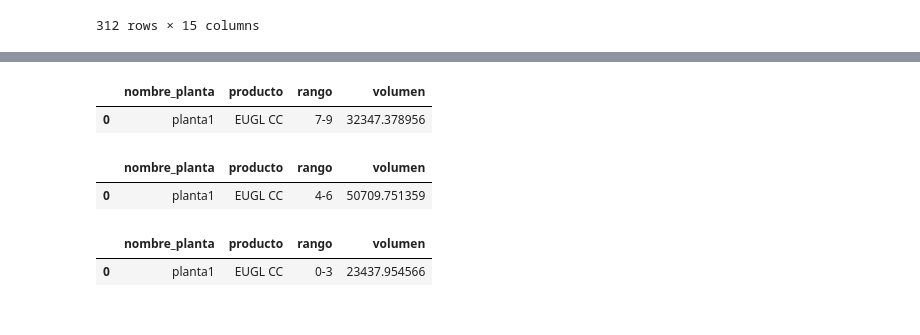
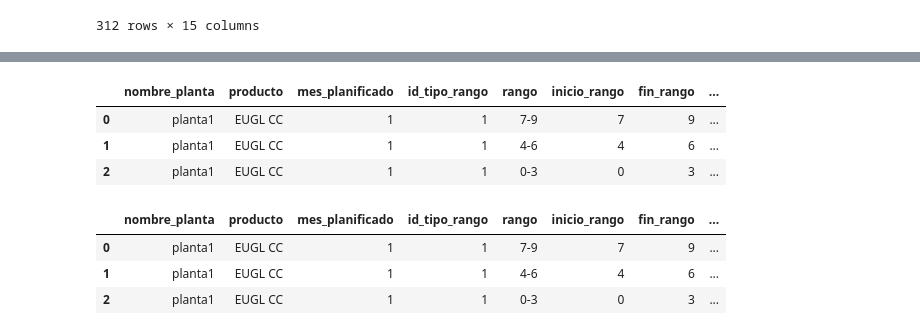
Before and after one commit to ptoledor/heu_opticliente, a Jupyter notebook: 01_notebooks/algo.ipynb, the cells around one changed output, grey strips where cells are left out. Drawn from its saved outputs; the diff is of its cells as text; code cells hidden in the pictures.

```diff
--- a/01_notebooks/algo.ipynb
+++ b/01_notebooks/algo.ipynb
@@ -28,10 +20,10 @@ for mes in range(0, horizonte_planificacion + 1):
     aux_per = date_inicio + relativedelta.relativedelta(months=mes)
     periodos.append(str(aux_per.year) + '-' + str(aux_per.month).zfill(2))
 
-periodos = pd.DataFrame(periodos, columns=['periodos'])
-periodos['año'] = periodos['periodos'].str[:4]
-periodos['mes_no'] = periodos['periodos'].str[5:7].astype(int)
+periodos = pd.DataFrame(periodos, columns=['mes_real'])
+periodos['año'] = periodos['mes_real'].str[:4]
+periodos['mes_no'] = periodos['mes_real'].str[5:7].astype(int)
+periodos['mes_planificado'] = periodos.index
 periodos = pd.merge(periodos, inv_verano, how='left', on='mes_no')
-periodos['mes_planificado'] = periodos.index + 1
 periodos.head()
 # %% [output]
@@ -74,6 +97,7 @@ for ix in rangos_demanda.index:
         aux = pd.DataFrame(aux, columns=['id_tipo_rango', 'rango', 'antiguedad'])
         rangos_demanda_ext = pd.concat([rangos_demanda_ext, aux], ignore_index=True)
 
+rangos_demanda_ext['antiguedad'] = rangos_demanda_ext['antiguedad'].astype(np.int64).astype(str)
 rangos_demanda_ext.head()
 # %% [output]
 |  | id_tipo_rango | rango | antiguedad |
@@ -106,3 +142,8 @@ done_demanda
 ### Carga de Almacenes ###
 base_almacenes = pd.read_excel('../02_data/Almacenes.xlsx', sheet_name='almacenes')
 no_almacenes = len(base_almacenes)
+
+alm_mes_temp = base_almacenes[['id_almacen', 'zona']].copy().drop_duplicates(ignore_index=True)
+alm_mes_temp = pd.merge(alm_mes_temp, periodos, how='left', on='zona')
+alm_mes_temp = alm_mes_temp[['id_almacen', 'mes_real', 'mes_planificado', 'temporada']].copy().drop_duplicates(ignore_index=True)
+alm_mes_temp
@@ -110,7 +165,11 @@ no_almacenes = len(base_almacenes)
 #Stock almacen EN MES 0
 base_stock_almacenes = pd.read_excel('../02_data/stock_almacen.xlsx', sheet_name='cierrestock')
 done_alm = pd.merge(base_almacenes, base_stock_almacenes, how='left', on='id_almacen')
-done_alm = pd.merge()
+done_alm['ant_meses'] = done_alm['ant_meses'].astype(np.int64).astype(str)
+done_alm = done_alm.rename(columns={'ant_meses':'antiguedad'})
+
+done_alm = pd.merge(done_alm, rangos_demanda_ext, on='antiguedad', how='left')
+done_alm
 # %% [output]
 |  | id_almacen | nombre_almacen | nombre_planta | producto | zona | id_almacen_acanche | carpeta | ... |
 | 0 | alm1 | Cancha compra EUNI | planta1 | EUNI CC | chillan | N_A | N_A | ... |
@@ -171,27 +244,47 @@ almacenes
 # %%
 #Modifica demanda del  primer periodo de acuerdo a disponibilidad.
 
 for planta in df['nombre_planta'].unique():
     for producto in df[df['nombre_planta'] == planta]['producto'].unique():
         for mes in [1]:
+            #Para cada (planta, producto, mes) se filtra la demanda requerida.
             aux = df[(df['nombre_planta'] == planta) & (df['producto'] == producto) & (df['mes_planificado'] == mes)]
-            aux = aux.sort_values(by='fin_rango', ascending=False)
-            for ix1 in aux.index:
-                aux_id_rango = aux.at[ix1, 'id_tipo_rango']
-                aux_rango = aux.at[ix1, 'rango']
-                rango_aux = rangos_demanda_ext[rangos_demanda_ext['id_tipo_rango'] == aux_id_rango]
+            aux = aux.sort_values(by='rango', ascending=False).reset_index(drop=True)
+            # display(aux)
+            #En una (planta, producto, mes) solo puede haber un "id_tipo_rango".
+            tipo_rango_mes = aux['id_tipo_rango'].unique()[0]
 
-                new_alm = done_alm.copy()
-                new_alm = pd.merge(new_alm, rango_aux, how='cross')
-                new_alm = new_alm[new_alm['ant_meses'] == new_alm['antiguedad']]
-                new_alm = new_alm[(new_alm['nombre_planta'] == planta) & (new_alm['producto'] == producto)]
-                new_alm = new_alm.groupby(['nombre_planta', 'producto', 'rango'], as_index=False).agg(volumen=('cierre_stock', 'sum'))
-                new_alm = new_alm[new_alm['rango'] == aux_rango].reset_index(drop=True)
-                display(new_alm)
+            #Se verifica que exista en los almacenes la cantidad de producto disponible por rango-antiguedad y con disponibilidad en la temporada.
+            new_alm = done_alm.copy()
+            new_alm = new_alm[(new_alm['nombre_planta'] == planta)
+                                & (new_alm['producto'] == producto)
+                                & (new_alm['id_tipo_rango'] == tipo_rango_mes)]
+
+            #Temporada del almacen
+            temp_alm = alm_mes_temp.copy()
+            temp_alm = temp_alm[(temp_alm['mes_planificado'] == mes)]
+
+            new_alm = pd.merge(new_alm, temp_alm, how='left', on='id_almacen')
+            inv_drops = new_alm.loc[(new_alm['temporada'] == 0) & (new_alm['carpeta'] == 'tierra')].index
+            new_alm = new_alm.drop(inv_drops, axis=0)
+            new_alm = new_alm.groupby(['nombre_planta', 'producto', 'rango'], as_index=False).agg(volumen=('cierre_stock', 'sum'))
+            new_alm = new_alm.sort_values(by='rango', ascending=False).reset_index(drop=True)
+
+            aux = pd.merge(aux, new_alm, how='left', on=['nombre_planta', 'producto', 'rango'])
+            display(aux)
+
+            for ix in aux.index[:-1]:
+                if aux.at[ix, 'volumen'] < aux.at[ix, 'demanda_rango']:
+                    aux.at[ix + 1, 'demanda_rango'] +=  aux.at[ix, 'demanda_rango'] - aux.at[ix, 'volumen']
+                    aux.at[ix, 'demanda_rango'] = aux.at[ix, 'volumen']
+
+display(aux)
 # %% [output]
-|  | nombre_planta | producto | rango | volumen |
-| 0 | planta1 | EUGL CC | 7-9 | 32347.378956 |
+|  | nombre_planta | producto | mes_planificado | id_tipo_rango | rango | inicio_rango | fin_rango | ... |
+| 0 | planta1 | EUGL CC | 1 | 1 | 7-9 | 7 | 9 | ... |
+| 1 | planta1 | EUGL CC | 1 | 1 | 4-6 | 4 | 6 | ... |
+| 2 | planta1 | EUGL CC | 1 | 1 | 0-3 | 0 | 3 | ... |
-|  | nombre_planta | producto | rango | volumen |
-| 0 | planta1 | EUGL CC | 4-6 | 50709.751359 |
+|  | nombre_planta | producto | mes_planificado | id_tipo_rango | rango | inicio_rango | fin_rango | ... |
+| 0 | planta1 | EUGL CC | 1 | 1 | 7-9 | 7 | 9 | ... |
+| 1 | planta1 | EUGL CC | 1 | 1 | 4-6 | 4 | 6 | ... |
+| 2 | planta1 | EUGL CC | 1 | 1 | 0-3 | 0 | 3 | ... |
-|  | nombre_planta | producto | rango | volumen |
-| 0 | planta1 | EUGL CC | 0-3 | 23437.954566 |
```
Also changed, not shown: parts of 12 cells of this notebook, 1 other file.
